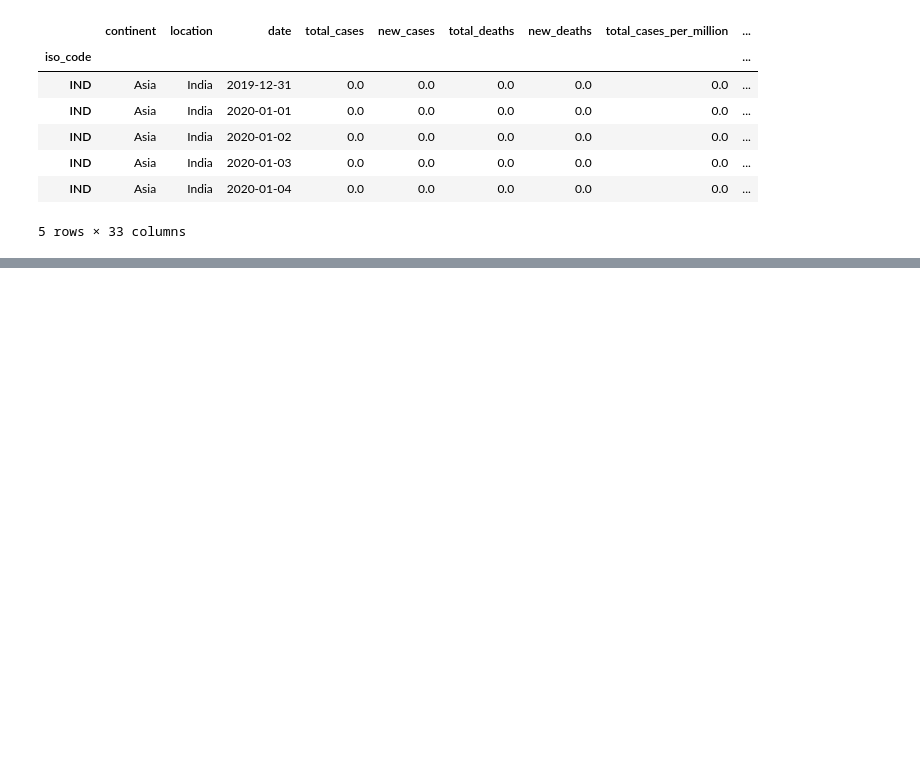
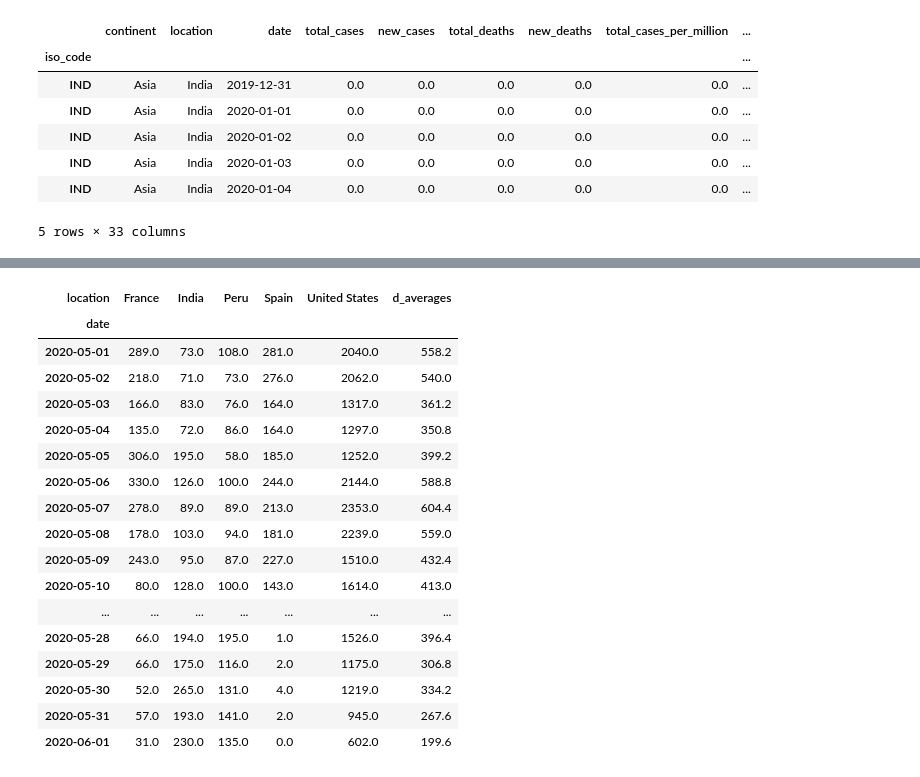
Before and after one commit to Jalex-Yestera/Proyecto_Covid_Agosto, a Jupyter notebook: src/Old es cool_definitivo.ipynb, the cells around one changed output, grey strips where cells are left out. Saved outputs shown, nothing was run; the diff lists cells and outputs as text; code cells hidden in the pictures; blank space fills up the shorter version.

```diff
--- a/src/Old es cool_definitivo.ipynb
+++ b/src/Old es cool_definitivo.ipynb
@@ -103,0 +118,21 @@ h
+# %%
+h.loc['2020-05-01':'2020-06-01']
+# %% [output]
+| location | France | India | Peru | Spain | United States | d_averages |
+| date |  |  |  |  |  |  |
+| 2020-05-01 | 289.0 | 73.0 | 108.0 | 281.0 | 2040.0 | 558.2 |
+| 2020-05-02 | 218.0 | 71.0 | 73.0 | 276.0 | 2062.0 | 540.0 |
+| 2020-05-03 | 166.0 | 83.0 | 76.0 | 164.0 | 1317.0 | 361.2 |
+| 2020-05-04 | 135.0 | 72.0 | 86.0 | 164.0 | 1297.0 | 350.8 |
+| 2020-05-05 | 306.0 | 195.0 | 58.0 | 185.0 | 1252.0 | 399.2 |
+| 2020-05-06 | 330.0 | 126.0 | 100.0 | 244.0 | 2144.0 | 588.8 |
+| 2020-05-07 | 278.0 | 89.0 | 89.0 | 213.0 | 2353.0 | 604.4 |
+| 2020-05-08 | 178.0 | 103.0 | 94.0 | 181.0 | 2239.0 | 559.0 |
+| 2020-05-09 | 243.0 | 95.0 | 87.0 | 227.0 | 1510.0 | 432.4 |
+| 2020-05-10 | 80.0 | 128.0 | 100.0 | 143.0 | 1614.0 | 413.0 |
+| ... | ... | ... | ... | ... | ... | ... |
+| 2020-05-28 | 66.0 | 194.0 | 195.0 | 1.0 | 1526.0 | 396.4 |
+| 2020-05-29 | 66.0 | 175.0 | 116.0 | 2.0 | 1175.0 | 306.8 |
+| 2020-05-30 | 52.0 | 265.0 | 131.0 | 4.0 | 1219.0 | 334.2 |
+| 2020-05-31 | 57.0 | 193.0 | 141.0 | 2.0 | 945.0 | 267.6 |
+| 2020-06-01 | 31.0 | 230.0 | 135.0 | 0.0 | 602.0 | 199.6 |
```
Also changed, not shown: parts of 13 cells of this notebook.
